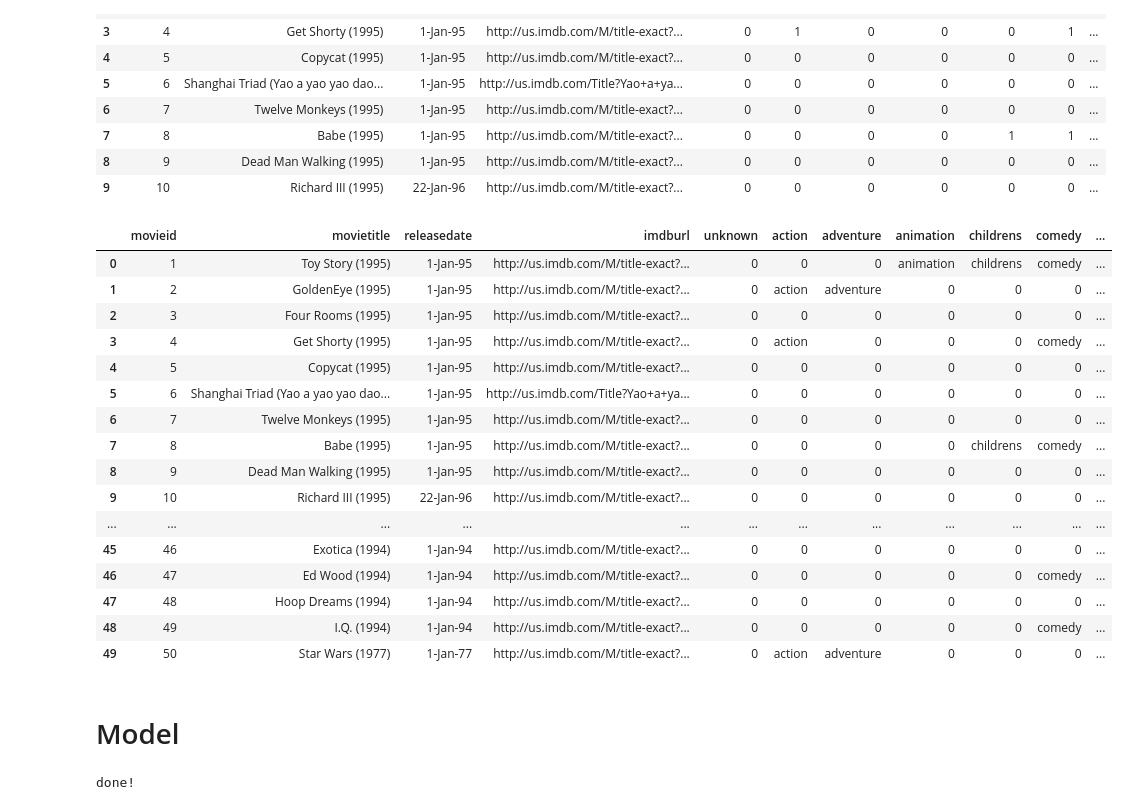
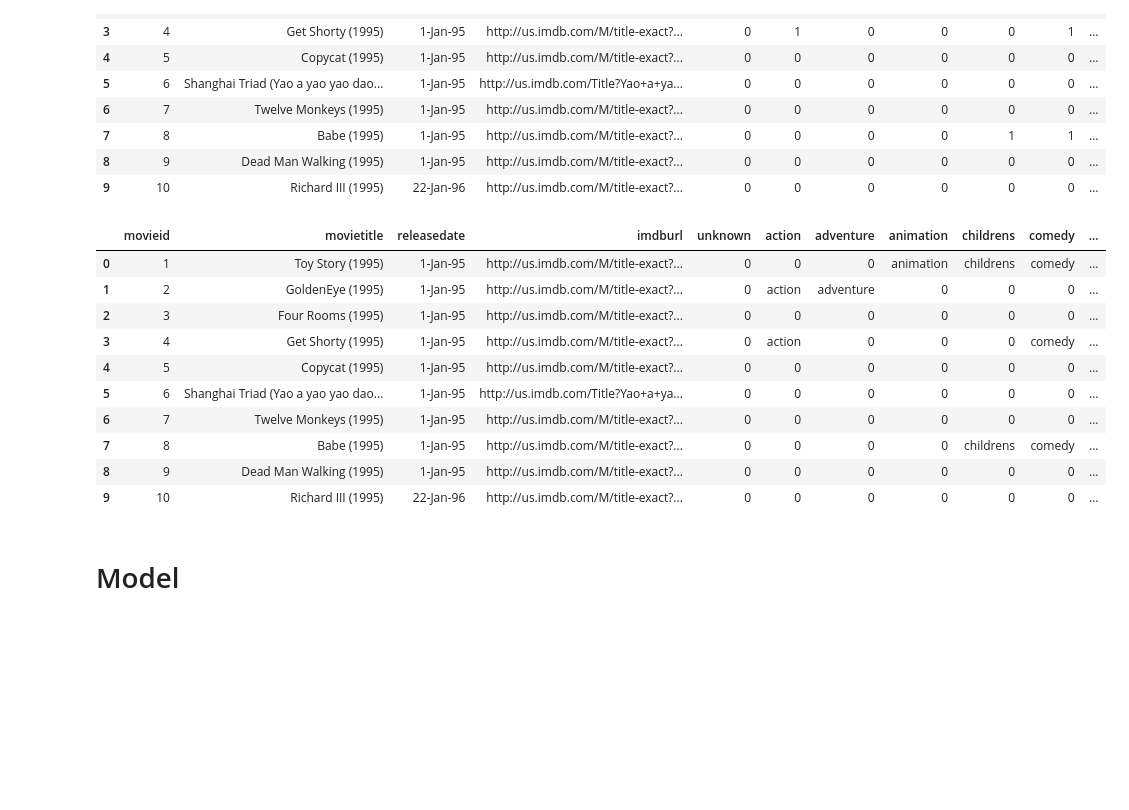
Before and after one commit to KennyMJL/SINA, a Jupyter notebook: rec_model_contentbased.ipynb, the cells around one changed output. Cells and saved outputs as stored; diff of their text form; code cells hidden in the pictures; blank space fills up the shorter version.

```diff
--- a/rec_model_contentbased.ipynb
+++ b/rec_model_contentbased.ipynb
@@ -157,7 +157,7 @@ def getmusical(item):
 
 def getmystery(item):
     if (item['mystery'] == 1 ):
-         return 'myster'
+         return 'mystery'
     else:
          return 0
 
@@ -215,23 +219,17 @@ item['genres'] = item['unknown'] + ', '+ item['action'] + ', '+ item['adventure'
 # %%
-item.head(50)
+item.head(10)
 # %% [output]
 |  | movieid | movietitle | releasedate | imdburl | unknown | action | adventure | animation | childrens | comedy | ... |
 | 0 | 1 | Toy Story (1995) | 1-Jan-95 | http://us.imdb.com/M/title-exact?... | 0 | 0 | 0 | animation | childrens | comedy | ... |
 | 1 | 2 | GoldenEye (1995) | 1-Jan-95 | http://us.imdb.com/M/title-exact?... | 0 | action | adventure | 0 | 0 | 0 | ... |
 | 2 | 3 | Four Rooms (1995) | 1-Jan-95 | http://us.imdb.com/M/title-exact?... | 0 | 0 | 0 | 0 | 0 | 0 | ... |
 | 3 | 4 | Get Shorty (1995) | 1-Jan-95 | http://us.imdb.com/M/title-exact?... | 0 | action | 0 | 0 | 0 | comedy | ... |
 | 4 | 5 | Copycat (1995) | 1-Jan-95 | http://us.imdb.com/M/title-exact?... | 0 | 0 | 0 | 0 | 0 | 0 | ... |
 | 5 | 6 | Shanghai Triad (Yao a yao yao dao... | 1-Jan-95 | http://us.imdb.com/Title?Yao+a+ya... | 0 | 0 | 0 | 0 | 0 | 0 | ... |
 | 6 | 7 | Twelve Monkeys (1995) | 1-Jan-95 | http://us.imdb.com/M/title-exact?... | 0 | 0 | 0 | 0 | 0 | 0 | ... |
 | 7 | 8 | Babe (1995) | 1-Jan-95 | http://us.imdb.com/M/title-exact?... | 0 | 0 | 0 | 0 | childrens | comedy | ... |
 | 8 | 9 | Dead Man Walking (1995) | 1-Jan-95 | http://us.imdb.com/M/title-exact?... | 0 | 0 | 0 | 0 | 0 | 0 | ... |
 | 9 | 10 | Richard III (1995) | 22-Jan-96 | http://us.imdb.com/M/title-exact?... | 0 | 0 | 0 | 0 | 0 | 0 | ... |
-| ... | ... | ... | ... | ... | ... | ... | ... | ... | ... | ... | ... |
-| 45 | 46 | Exotica (1994) | 1-Jan-94 | http://us.imdb.com/M/title-exact?... | 0 | 0 | 0 | 0 | 0 | 0 | ... |
-| 46 | 47 | Ed Wood (1994) | 1-Jan-94 | http://us.imdb.com/M/title-exact?... | 0 | 0 | 0 | 0 | 0 | comedy | ... |
-| 47 | 48 | Hoop Dreams (1994) | 1-Jan-94 | http://us.imdb.com/M/title-exact?... | 0 | 0 | 0 | 0 | 0 | 0 | ... |
-| 48 | 49 | I.Q. (1994) | 1-Jan-94 | http://us.imdb.com/M/title-exact?... | 0 | 0 | 0 | 0 | 0 | comedy | ... |
-| 49 | 50 | Star Wars (1977) | 1-Jan-77 | http://us.imdb.com/M/title-exact?... | 0 | action | adventure | 0 | 0 | 0 | ... |
 # %% [markdown]
 # Model
 # %%
@@ -239,6 +237,7 @@ import pandas as pd
 from sklearn.feature_extraction.text import TfidfVectorizer
 from sklearn.metrics.pairwise import linear_kernel
 
+#Tfidf and Cosine similarity calc
 tf = TfidfVectorizer(analyzer='word', ngram_range=(1, 3), min_df=0, stop_words='english')
 tfidf_matrix = tf.fit_transform(item['genres'])
 
@@ -249,11 +248,4 @@ results = {}
 for idx, row in item.iterrows():
     similar_indices = cosine_similarities[idx].argsort()[:-100:-1]
     similar_items = [(cosine_similarities[idx][i], item['movieid'][i]) for i in similar_indices]
-
-    # First item is the item itself, so remove it.
-    # Each dictionary entry is like: [(1,2), (3,4)], with each tuple being (score, item_id)
     results[row['movieid']] = similar_items[1:]
-
-print('done!')
-# %% [output]
-done!
```
Also changed, not shown: parts of 11 cells of this notebook.
